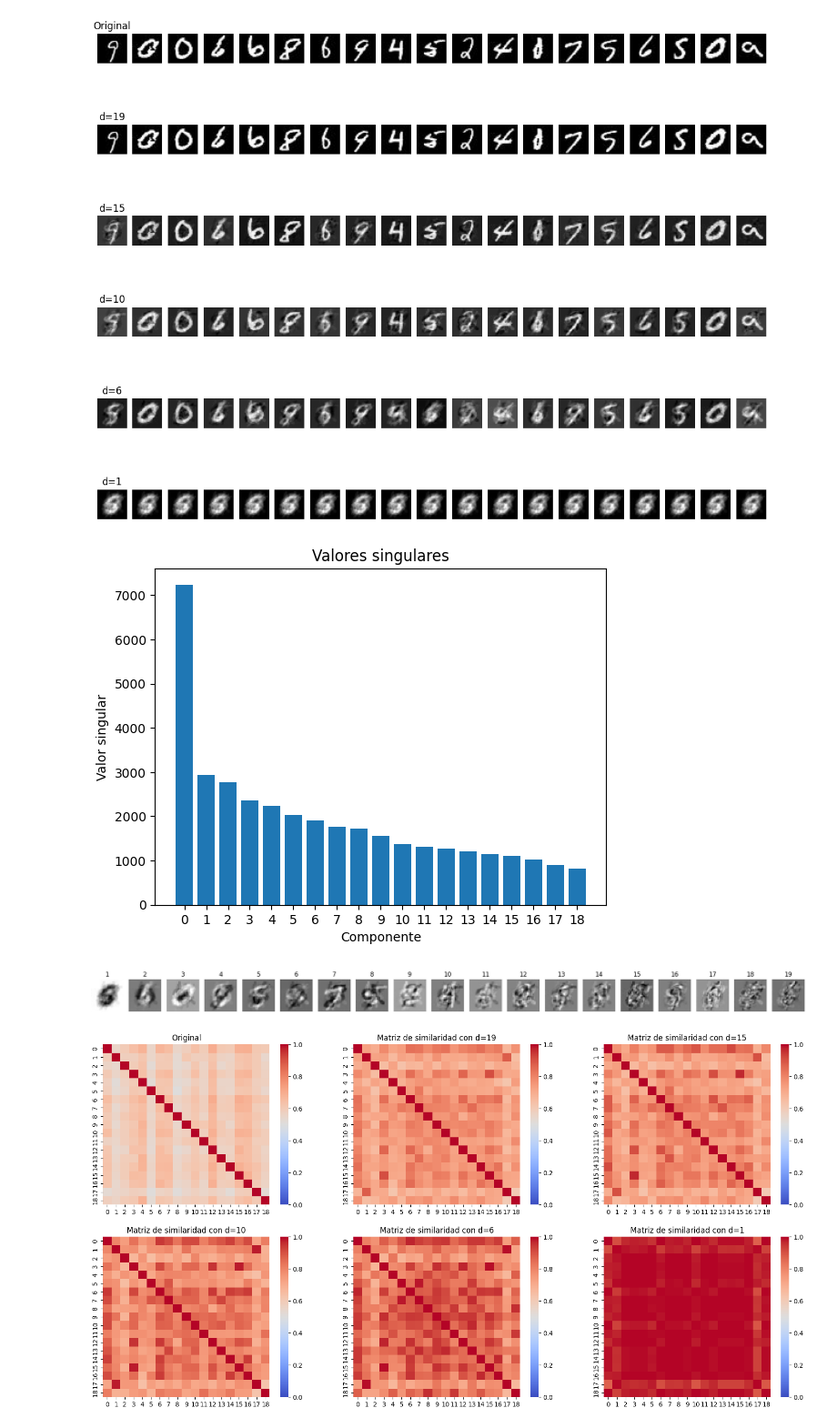
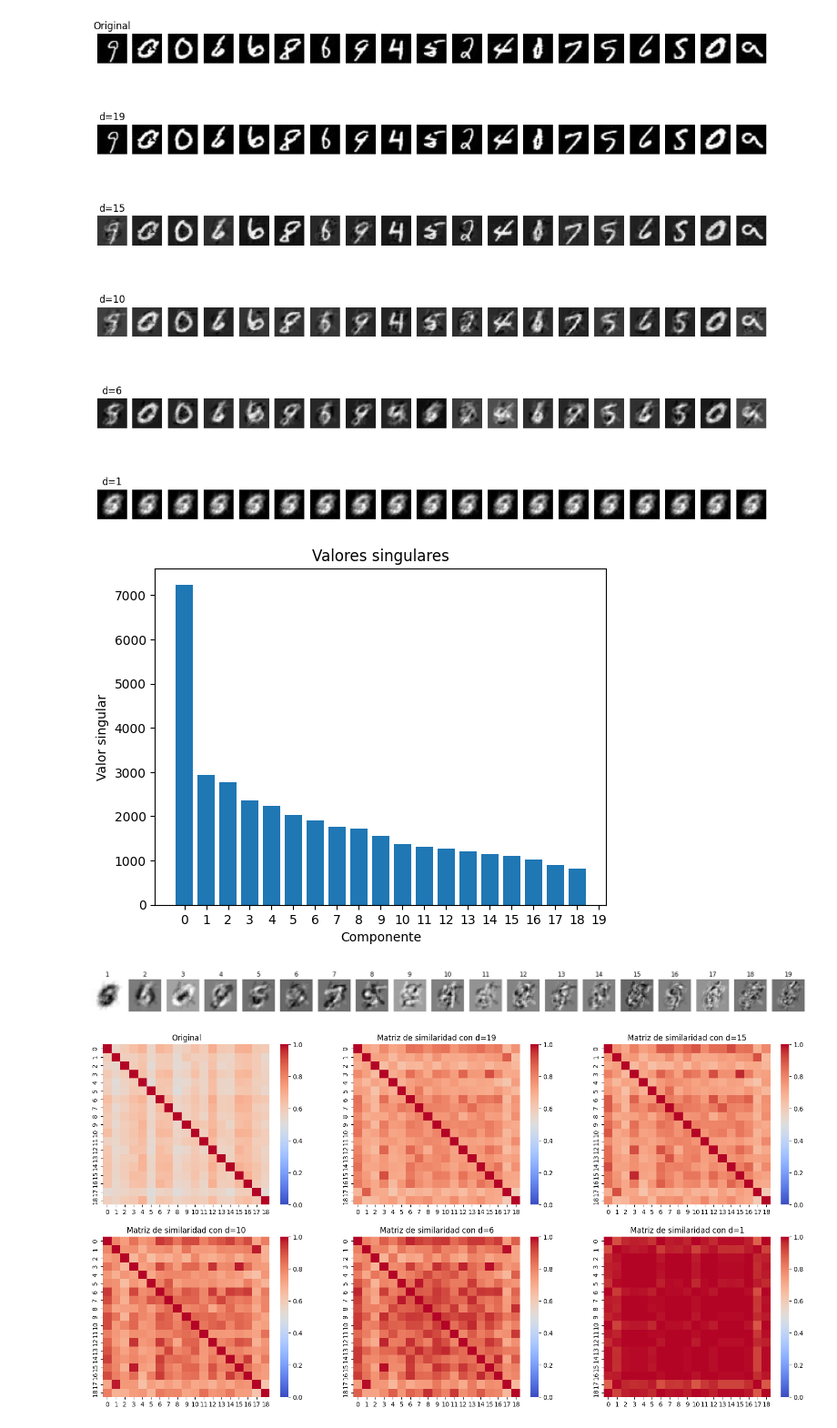
Before and after one commit to lucasU1969/tp_m-todos_2, a Jupyter notebook: punto2.ipynb, the cells around one changed output. Shown at 91% size. Drawn from its saved outputs; the diff is of its cells as text; code cells hidden in the pictures.

```diff
--- a/punto2.ipynb
+++ b/punto2.ipynb
@@ -108,17 +108,17 @@ show_images_multiple_reconstructions(images_matrix, reconstructed_images_list, i
 # %%
 #componentes principales Vt
 _, Vt, _, S = pca_svd(images_matrix, 19)
 plt.figure()
 plt.bar(range(19), S.diagonal())
 plt.title('Valores singulares')
 plt.xlabel('Componente')
 plt.ylabel('Valor singular')
-plt.xticks(np.arange(0, 19, 1))
+plt.xticks(np.arange(0, 20, 1))
 plt.show()
 
 show_principal_components(Vt, image_shape)
 # %% [output]
-[figure, old version]
+[figure, new version]
 [figure]
 # %%
 # Matrices de similaridad
```
Also changed, not shown: parts of 2 cells of this notebook.
